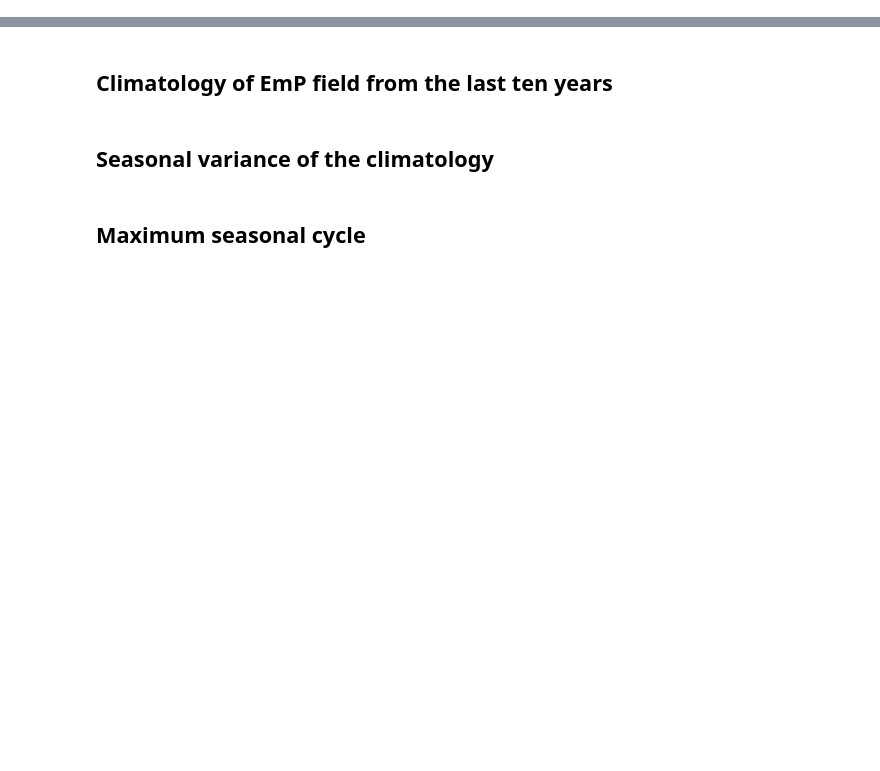
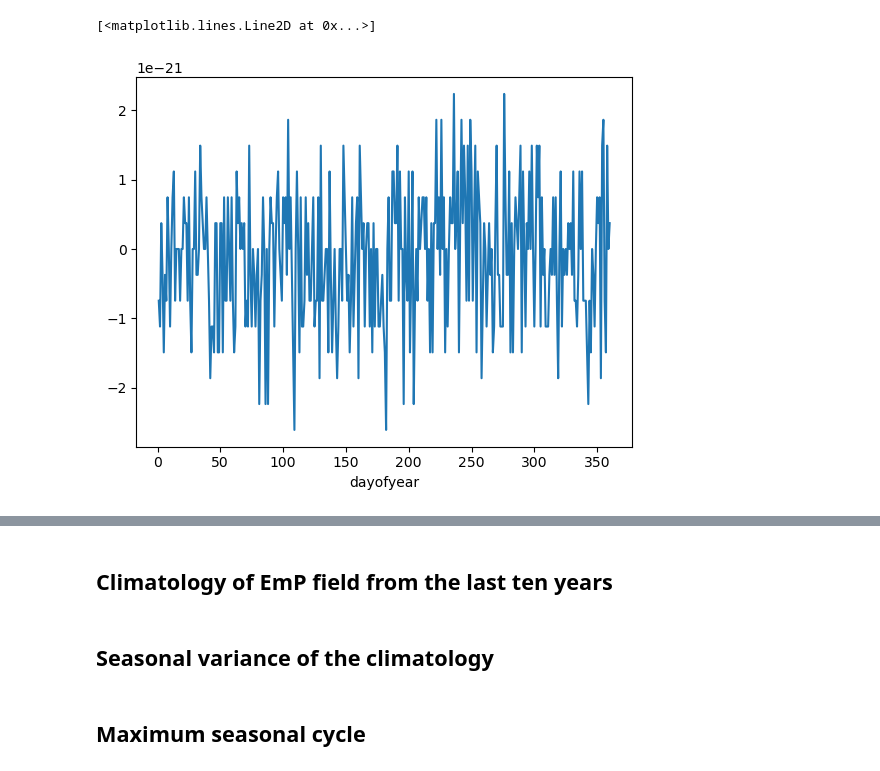
Before and after one commit to vopikamm/dino-analysis, a Jupyter notebook: GetEmP.ipynb, the cells around one changed output, grey strips where cells are left out. Saved outputs shown, nothing was run; the diff lists cells and outputs as text; code cells hidden in the pictures; blank space fills up the shorter version.

```diff
--- a/GetEmP.ipynb
+++ b/GetEmP.ipynb
@@ -14,0 +47,5 @@ dino_exp = Experiment(path, 'GetEmP')
+# %%
+average.plot()
+# %% [output]
+[<matplotlib.lines.Line2D at 0x...>]
+[figure, added]
```
Also changed, not shown: parts of 9 cells of this notebook, 2 other files.
